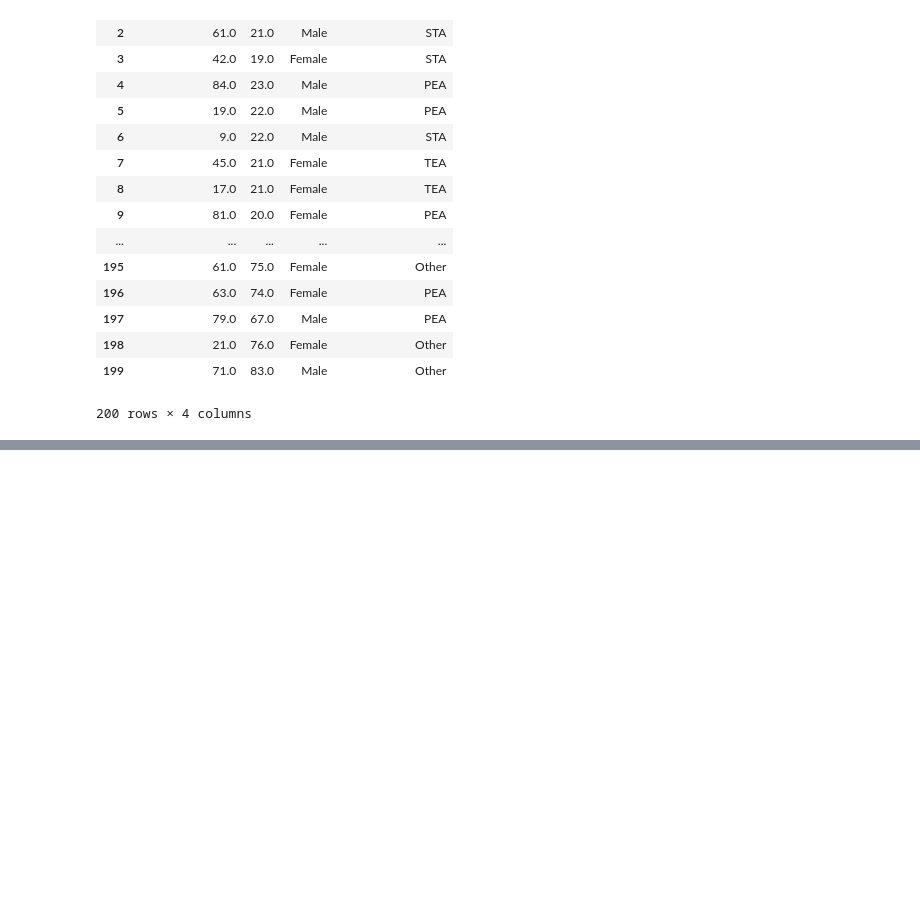
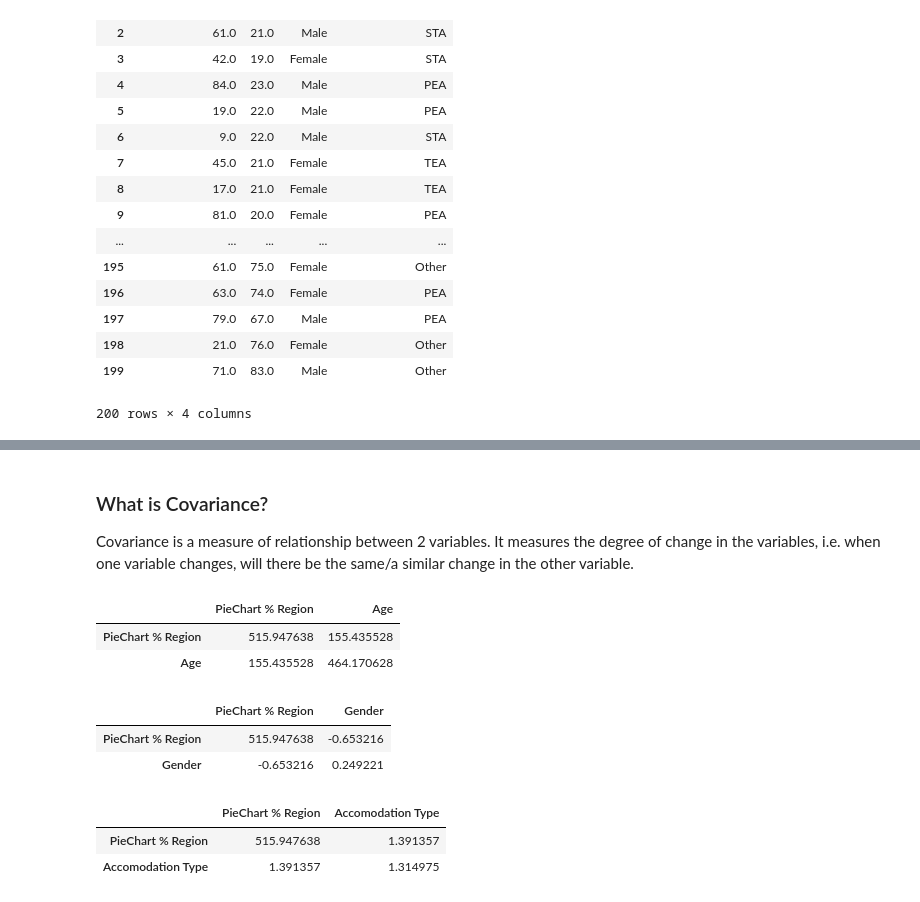
Before and after one commit to MarianneLawless/Programming-DA-Project, a Jupyter notebook: Programming for Data Analysis Project 2018.ipynb, the cells around one changed output, grey strips where cells are left out. Saved outputs shown, nothing was run; the diff lists cells and outputs as text; code cells hidden in the pictures; blank space fills up the shorter version.

```diff
--- a/Programming for Data Analysis Project 2018.ipynb
+++ b/Programming for Data Analysis Project 2018.ipynb
@@ -523,0 +614,22 @@ df
+# %% [markdown]
+### What is Covariance?
+
+Covariance is a measure of relationship between 2 variables. It measures the degree of change in the variables, i.e. when one variable changes, will there be the same/a similar change in the other variable.
+# %%
+df[['PieChart % Region', 'Age']].cov()
+# %% [output]
+|  | PieChart % Region | Age |
+| PieChart % Region | 515.947638 | 155.435528 |
+| Age | 155.435528 | 464.170628 |
+# %%
+df[['PieChart % Region', 'Gender']].cov()
+# %% [output]
+|  | PieChart % Region | Gender |
+| PieChart % Region | 515.947638 | -0.653216 |
+| Gender | -0.653216 | 0.249221 |
+# %%
+df[['PieChart % Region', 'Accomodation Type']].cov()
+# %% [output]
+|  | PieChart % Region | Accomodation Type |
+| PieChart % Region | 515.947638 | 1.391357 |
+| Accomodation Type | 1.391357 | 1.314975 |
```
Also changed, not shown: parts of 30 cells of this notebook.
